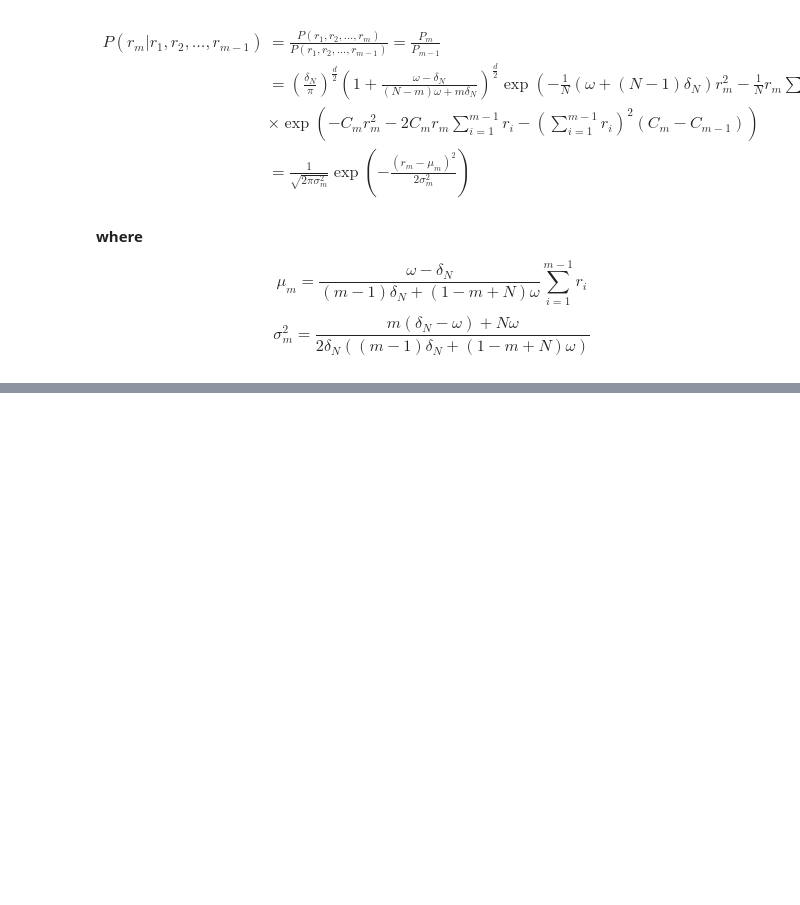
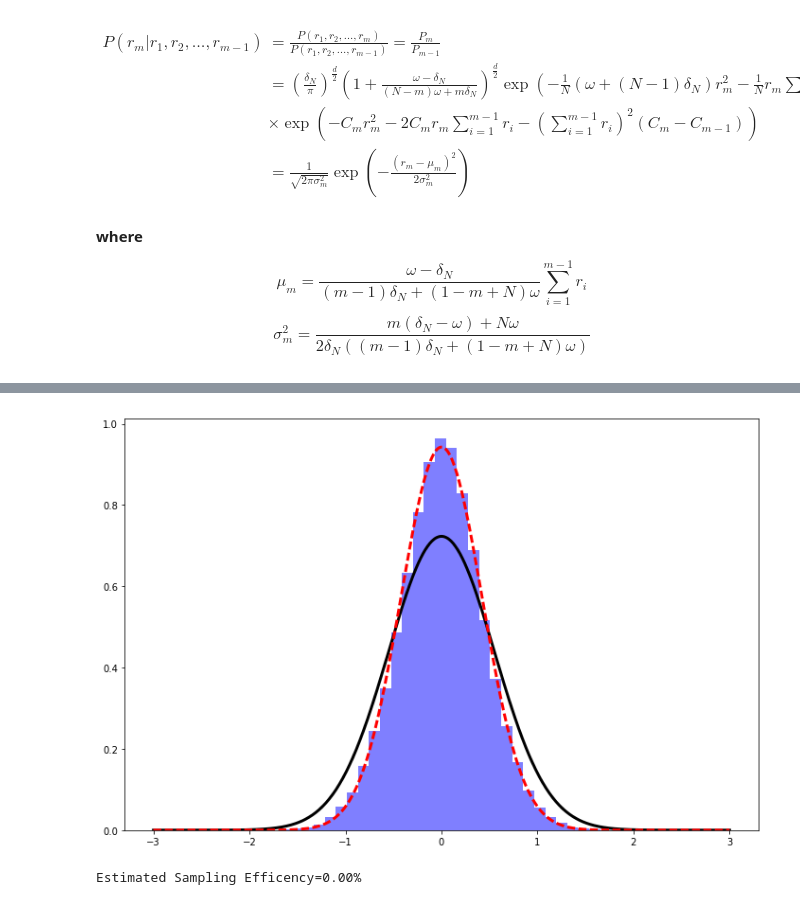
Before and after one commit to klaimans/PyStuff, a Jupyter notebook: pyHIM.ipynb, the cells around one changed output, grey strips where cells are left out. Cells and saved outputs as stored; diff of their text form; code cells hidden in the pictures; blank space fills up the shorter version.

```diff
--- a/pyHIM.ipynb
+++ b/pyHIM.ipynb
@@ -212,0 +262,17 @@ system = HIM(N = 2, omega = 1, lambda0 = 2);
+# %%
+x = np.linspace(-3,3,512,endpoint=True)
+plt.subplots(figsize = (12,8))
+#plt.hist(sshot.ravel(),normed = 1, bins = 32, alpha = 0.5, histtype='stepfilled', linewidth = 3, color = 'b');
+plt.hist(sshot[:,0],normed = 1, bins = 32, alpha = 0.5, histtype='stepfilled', linewidth = 3, color = 'b');
+plt.plot(x,  system.rho1(x), linewidth = 3, color = 'k');
+plt.plot(x,  system.conditonalP(x,0,2),'--', linewidth = 3, color = 'r');
+#plt.plot(x,  system.conditonalP(x,0,3),':', linewidth = 3, color = 'g');
+#plt.plot(x,  system.conditonalP(x,0,4),'--', linewidth = 3, color = 'm');
+# %% [output]
+[figure, added]
+# %%
+system = HIM(N = 2, omega = 1, lambda0 = 1)
+#sshot = system.singleshot(numshots = 10000)
+rho2hist = system.rho2hist(numshots = 100000)
+# %% [output]
+Estimated Sampling Efficency=0.00%
```
Also changed, not shown: parts of 18 cells of this notebook.
